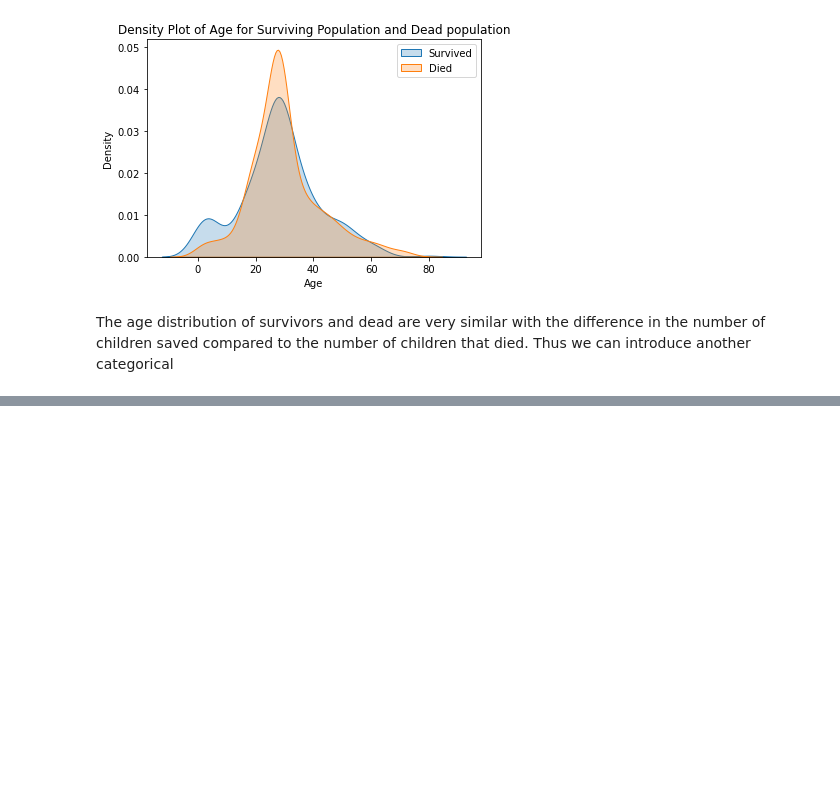
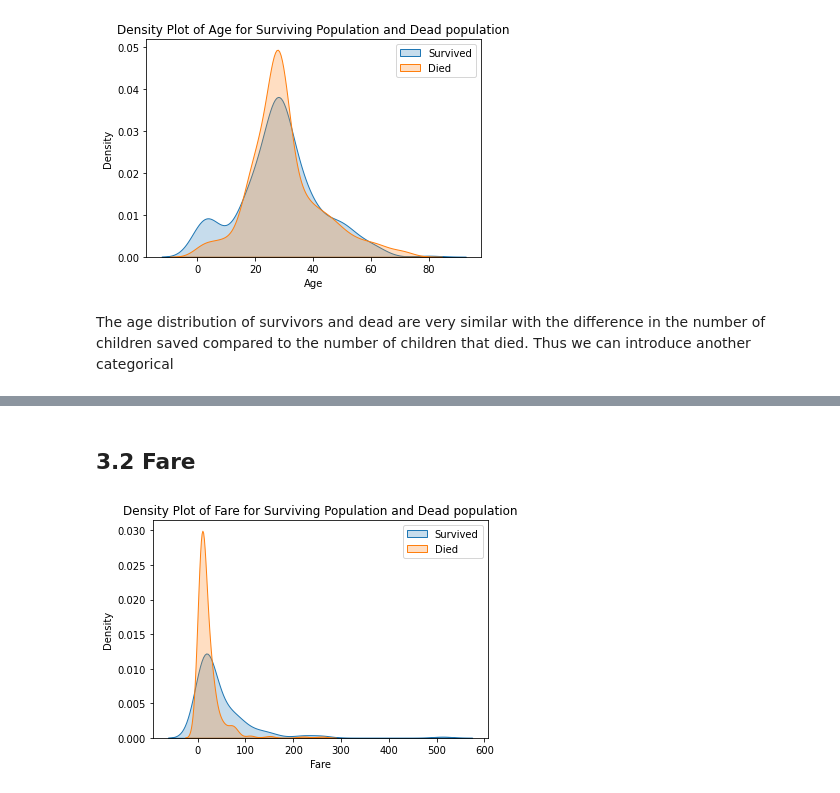
Before and after one commit to shubhambhardwaj98/TitanicDataset, a Jupyter notebook: titanicdataset.ipynb, the cells around one changed output, grey strips where cells are left out. Cells and saved outputs as stored; diff of their text form; code cells hidden in the pictures; blank space fills up the shorter version.

```diff
--- a/titanicdataset.ipynb
+++ b/titanicdataset.ipynb
@@ -249,0 +263,17 @@ plt.show()
+# %%
+#Add a new categorical variable young_aged
+final_train['young_aged']=np.where(final_train['Age']<16, 1, 0)
+final_train['young_aged']=np.where(final_train['Age']>62,1,0)
+
+final_test['young_aged']=np.where(final_test['Age']<16, 1, 0)
+final_test['young_aged']=np.where(final_test['Age']>62,1,0)
+# %% [markdown]
+## 3.2 Fare
+# %%
+sns.kdeplot(final_train['Fare'][final_train.Survived == 1],shade=True)
+sns.kdeplot(final_train['Fare'][final_train.Survived == 0],shade=True)
+plt.legend(['Survived','Died'])
+plt.title('Density Plot of Fare for Surviving Population and Dead population')
+plt.show()
+# %% [output]
+[figure, added]
```
Also changed, not shown: parts of 36 cells of this notebook.
